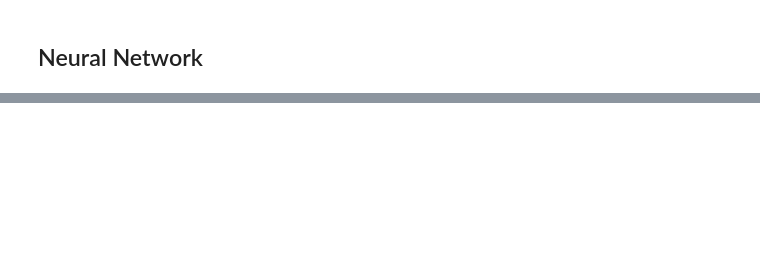
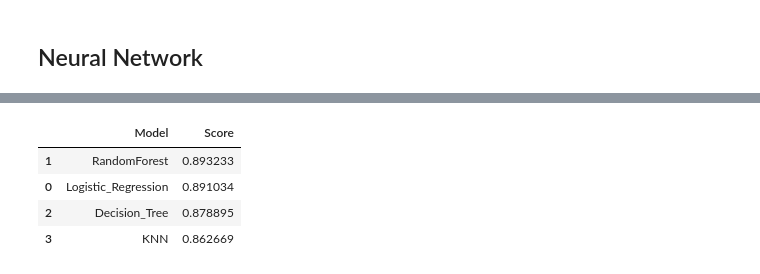
Before and after one commit to LaiVietAnh/Diabetes-Health-Indicators, a Jupyter notebook: diabetes.ipynb, the cells around one changed output, grey strips where cells are left out. Drawn from its saved outputs; the diff is of its cells as text; code cells hidden in the pictures; blank space fills up the shorter version.

```diff
--- a/diabetes.ipynb
+++ b/diabetes.ipynb
@@ -465,0 +404,4 @@ onnx.save(onnx_model, "diabetes-model.onnx")
+# %%
+scalar = StandardScaler()
+X_train = scalar.fit_transform(X_train)
+X_test = scalar.fit_transform(X_test)
@@ -465,0 +410,31 @@ onnx.save(onnx_model, "diabetes-model.onnx")
+# %%
+algos = [
+        LogisticRegression(),
+        RandomForestClassifier(max_depth=5,n_estimators=1000, class_weight='balanced'),
+        DecisionTreeClassifier(max_depth=5),
+        KNeighborsClassifier(n_neighbors= 6),
+       ]
+
+names = ['Logistic_Regression','RandomForest','Decision_Tree','KNN']
+roc_list = []
+pred_list = []
+# %%
+for model in tqdm(algos):
+    model.fit(X_train,y_train)
+    y_pred = model.predict_proba(X_test)[:,1]
+
+    pred_list.append(y_pred)
+
+    score = roc_auc_score(y_test,y_pred)
+    roc_list.append(score)
+# %%
+evaluation = pd.DataFrame({'Model': names,'Score': roc_list})
+# %%
+evaluation = evaluation.sort_values(by='Score', ascending=False)
+evaluation
+# %% [output]
+|  | Model | Score |
+| 1 | RandomForest | 0.893233 |
+| 0 | Logistic_Regression | 0.891034 |
+| 2 | Decision_Tree | 0.878895 |
+| 3 | KNN | 0.862669 |
```
Also changed, not shown: parts of 47 cells of this notebook.
